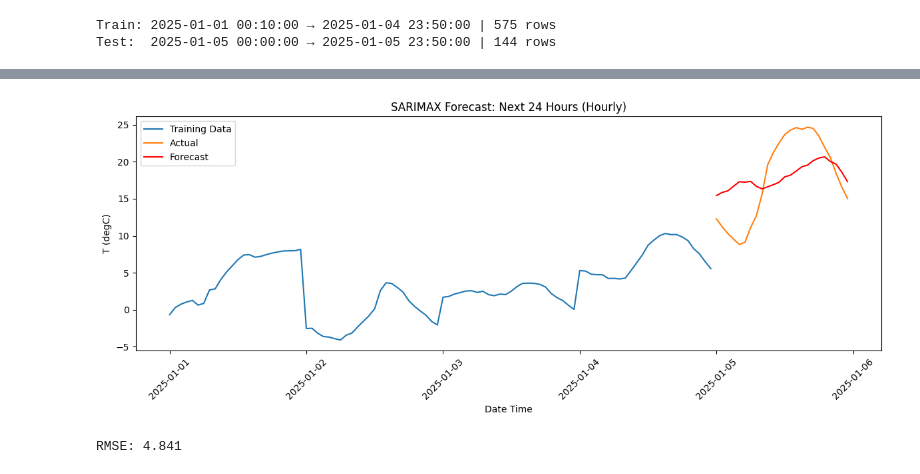
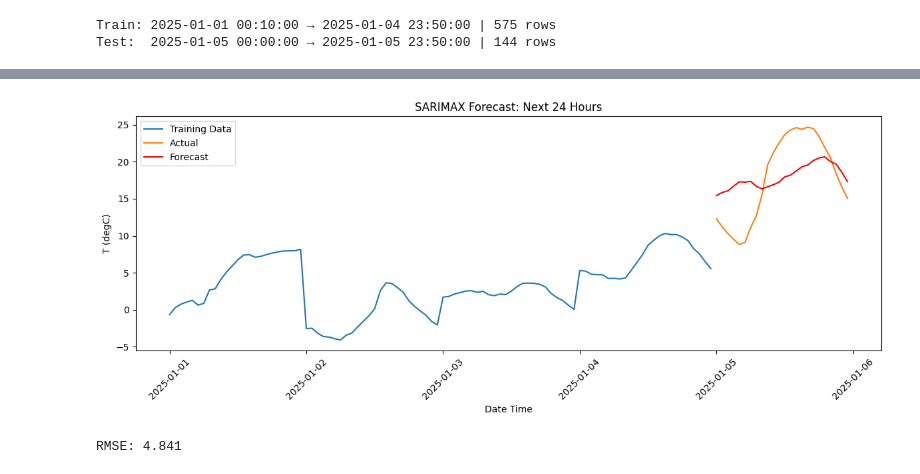
Before and after one commit to jmudong/Forecasting, a Jupyter notebook: arima.ipynb, the cells around one changed output, grey strips where cells are left out. Cells and saved outputs as stored; diff of their text form; code cells hidden in the pictures.

```diff
--- a/arima.ipynb
+++ b/arima.ipynb
@@ -125,21 +125,21 @@ Warnings:
 # %%
 # Forecast results
 forecast = fit.forecast(steps=24)  # 24 hours
 
 # Forecast plot
 plt.figure(figsize=(12, 5))
 plt.plot(train_hourly.index, train_hourly["T (degC)"], label="Training Data")
 plt.plot(test_hourly.index,  test_hourly["T (degC)"],  label="Actual")
 plt.plot(test_hourly.index,  forecast,                 label="Forecast", color="red")
-plt.title("SARIMAX Forecast: Next 24 Hours (Hourly)")
+plt.title("SARIMAX Forecast: Next 24 Hours")
 plt.xlabel("Date Time")
 plt.ylabel("T (degC)")
 plt.xticks(rotation=45)
 plt.legend()
 plt.tight_layout()
 plt.show()
 # %% [output]
-[figure, old version]
+[figure, new version]
 # %%
 # Evaluating through RMSE
 from sklearn.metrics import mean_absolute_error, mean_squared_error
```
Also changed, not shown: parts of 1 cell of this notebook, 1 other file.
